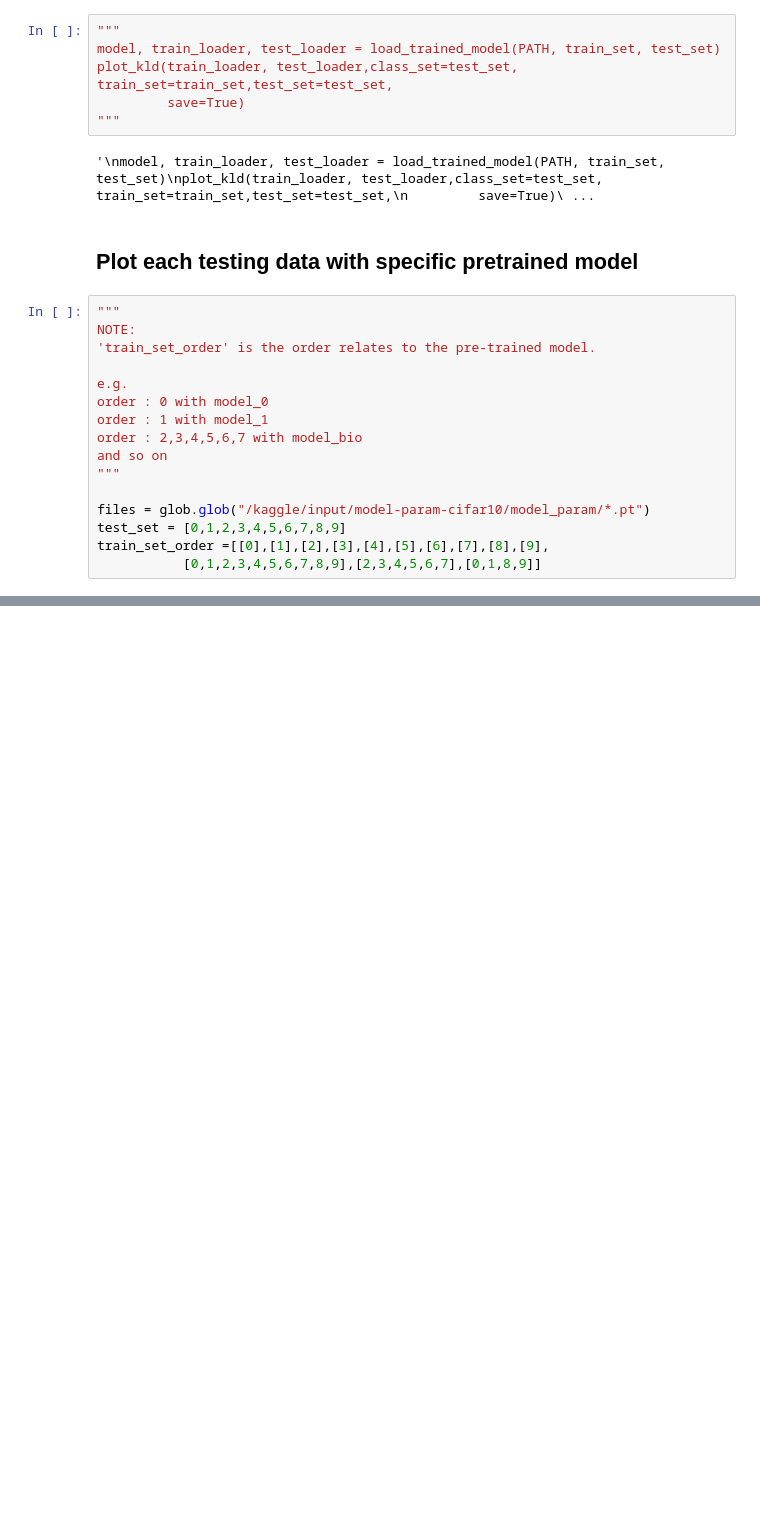
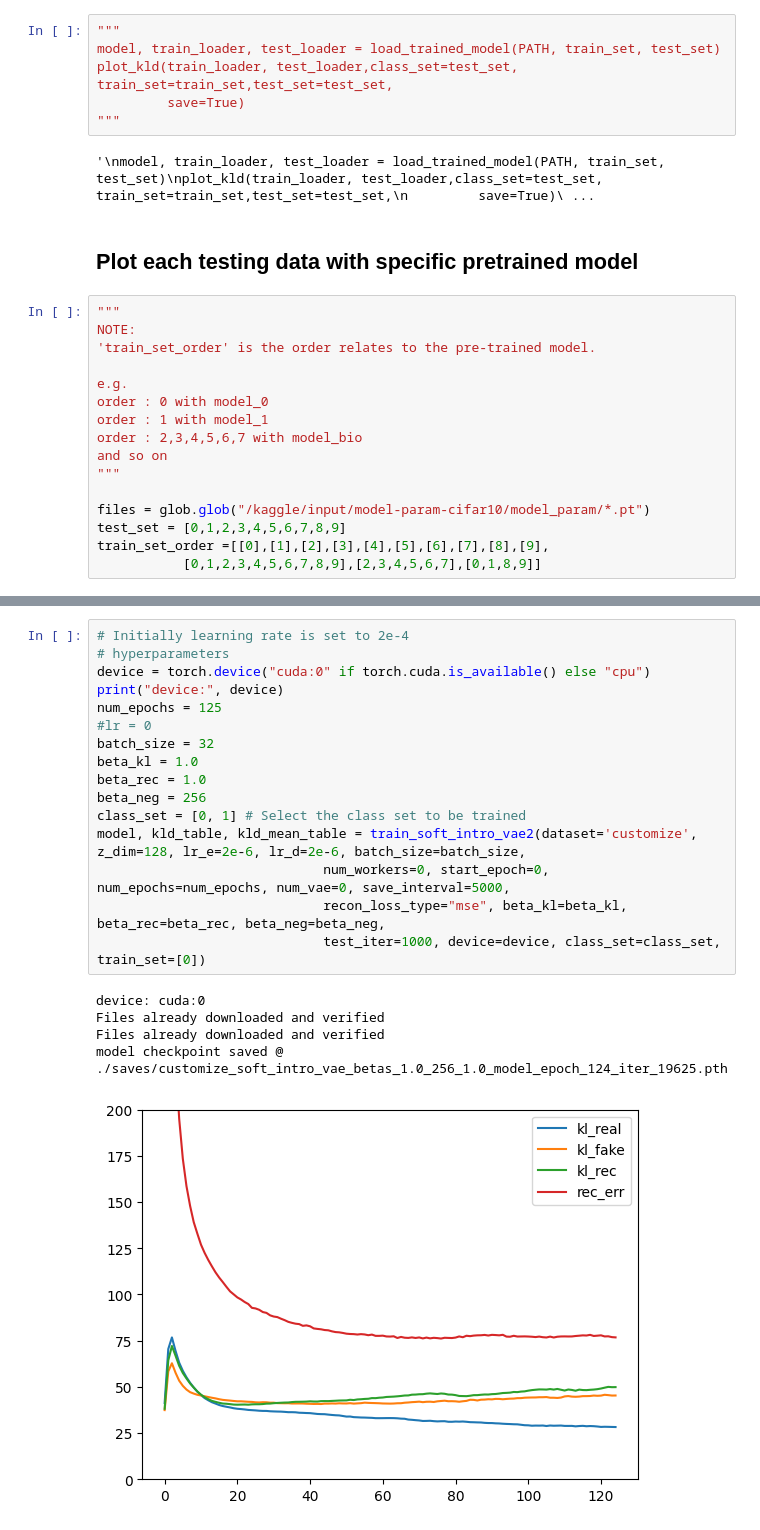
Before and after one commit to miaoshahaha/XAI-VAE, a Jupyter notebook: cifar10-xai.ipynb, the cells around one changed output, grey strips where cells are left out. Drawn from its saved outputs; the diff is of its cells as text; blank space fills up the shorter version.

```diff
--- a/cifar10-xai.ipynb
+++ b/cifar10-xai.ipynb
@@ -773,0 +1056,22 @@ Files already downloaded and verified
+# %%
+# Initially learning rate is set to 2e-4
+# hyperparameters
+device = torch.device("cuda:0" if torch.cuda.is_available() else "cpu")
+print("device:", device)
+num_epochs = 125
+#lr = 0
+batch_size = 32
+beta_kl = 1.0
+beta_rec = 1.0
+beta_neg = 256
+class_set = [0, 1] # Select the class set to be trained
+model, kld_table, kld_mean_table = train_soft_intro_vae2(dataset='customize', z_dim=128, lr_e=2e-6, lr_d=2e-6, batch_size=batch_size,
+                             num_workers=0, start_epoch=0, num_epochs=num_epochs, num_vae=0, save_interval=5000,
+                             recon_loss_type="mse", beta_kl=beta_kl, beta_rec=beta_rec, beta_neg=beta_neg,
+                             test_iter=1000, device=device, class_set=class_set, train_set=[0])
+# %% [output]
+device: cuda:0
+Files already downloaded and verified
+Files already downloaded and verified
+model checkpoint saved @ ./saves/customize_soft_intro_vae_betas_1.0_256_1.0_model_epoch_124_iter_19625.pth
+[figure, added]
```
Also changed, not shown: parts of 11 cells of this notebook.
